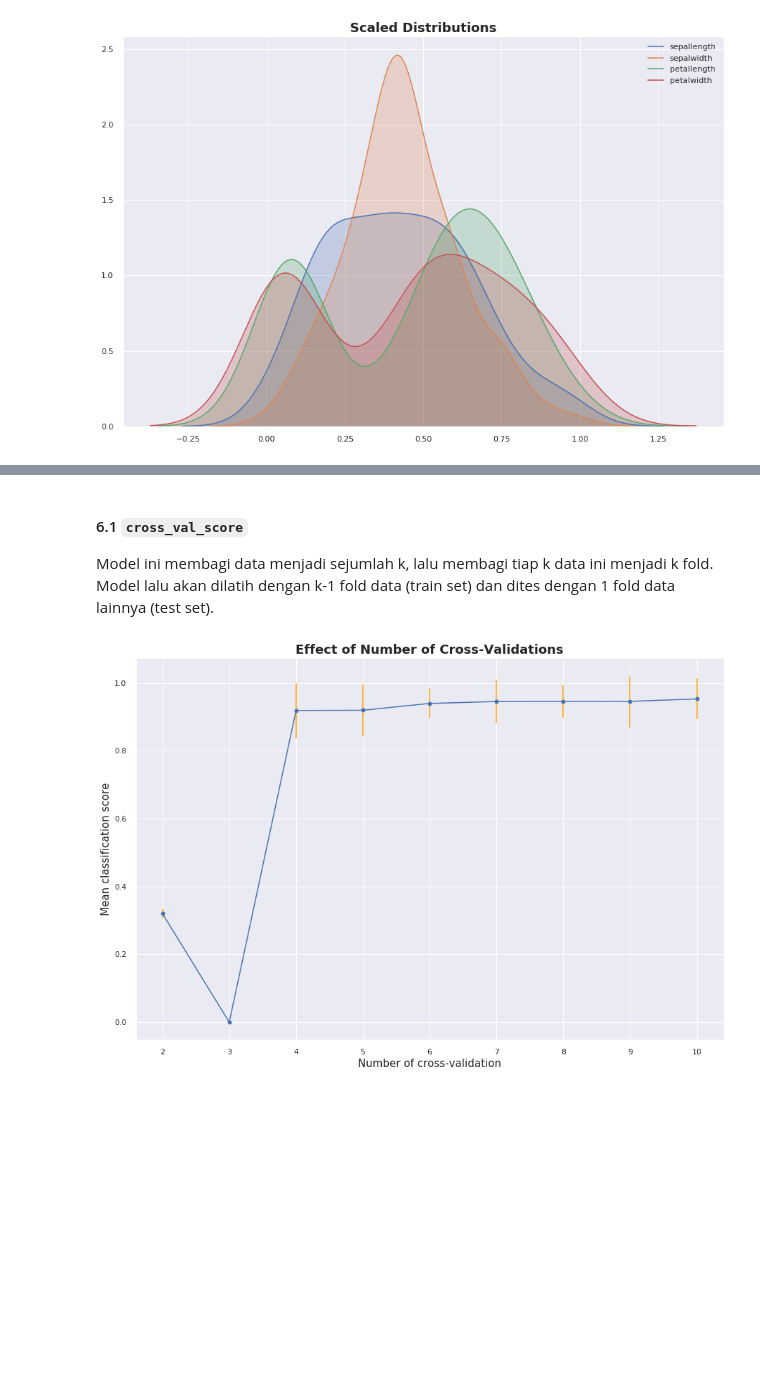
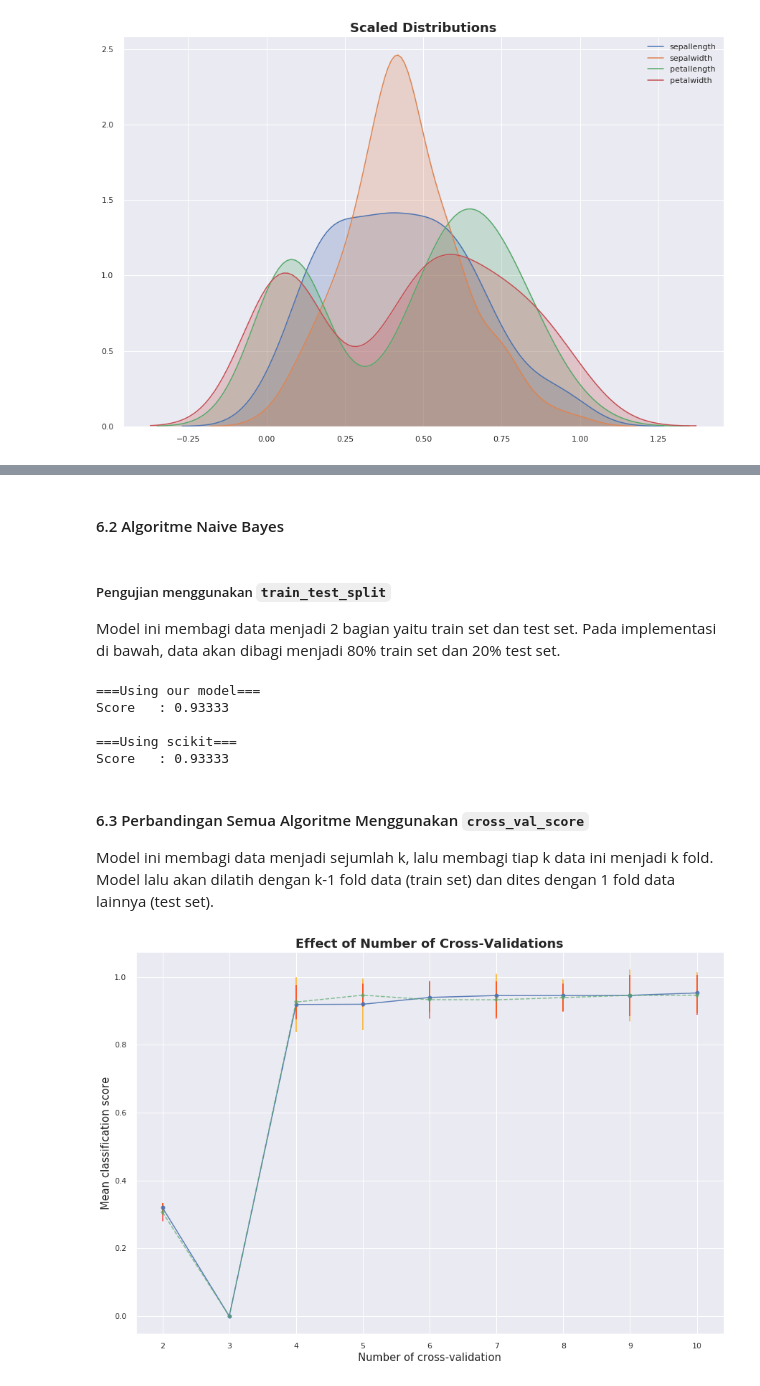
Before and after one commit to ElingP/bcc-internship-2020-ds, a Jupyter notebook: knn_nb.ipynb, the cells around one changed output, grey strips where cells are left out. Cells and saved outputs as stored; diff of their text form; code cells hidden in the pictures; blank space fills up the shorter version.

```diff
--- a/knn_nb.ipynb
+++ b/knn_nb.ipynb
@@ -174,23 +170,6 @@ class Preprocessing(object):
             Xr -= mean_2
 
         return X
-
-    # Scale features using statistics that are robust to outliers
-    def robust_scale(self, X, quantile_range=(25.0, 75.0)):
-        q_min, q_max = quantile_range
-        center = np.nanmedian(X, axis=0)
-        quantiles = []
-        for feature_idx in range(X.shape[1]):
-            column_data = X.iloc[:, feature_idx]
-            quantiles.append(np.nanpercentile(column_data, quantile_range))
-
-        quantiles = np.transpose(quantiles)
-
-        scale = quantiles[1] - quantiles[0]
-
-        X -= center
-        X /= scale
-        return X
 # %% [markdown]
 #### 2.3 **Metrics**
 Class ini berfungsi untuk mengukur kualitas dari hasil prediksi yang telah dilakukan.
@@ -201,10 +180,6 @@ class Metrics(object):
     def accuracy_score(self, y_true, y_pred):
         score = y_true == y_pred
         return np.mean(score)
-
-    ## Get the confusion matrix (Not done yet)
-    def confusion_matrix(self, y_true, y_pred):
-        pass
 # %% [markdown]
 #### 2.4 **Tools**
 Class ini berfungsi untuk mengimplementasikan beberapa method yang diperlukan untuk meningkatkan akurasi model (misal dengan mencari jumlah neighbors terbaik untuk knn).
@@ -515,24 +537,63 @@ Score (k = 11)  : 0.96667
  0.93333333 0.93333333 0.96666667 0.96666667 0.96666667]
+# %% [markdown]
+#### 6.2 Algoritme Naive Bayes
+# %% [markdown]
+##### Pengujian menggunakan `train_test_split`
+Model ini membagi data menjadi 2 bagian yaitu train set dan test set. Pada implementasi di bawah, data akan dibagi menjadi 80% train set dan 20% test set.
+# %%
+print("===Using our model===")
+
+# Fitting and printing the score of NB
+gnb = NaiveBayes()
+gnb.fit(X_train, y_train)
+print("Score\t: %.5f" % (gnb.score(X_test, y_test)))
+
+
+########################################################
+
+
+print("\n===Using scikit===")
+
+from sklearn.naive_bayes import GaussianNB
+
+gnb = GaussianNB()
+gnb.fit(X_train, y_train)
+print("Score\t: %.5f" % (gnb.score(X_test, y_test)))
+# %% [output]
+===Using our model===
+Score   : 0.93333
+
+===Using scikit===
+Score   : 0.93333
 # %% [markdown]
-#### 6.1 **`cross_val_score`**
+#### 6.3 Perbandingan Semua Algoritme Menggunakan `cross_val_score`
+
 Model ini membagi data menjadi sejumlah k, lalu membagi tiap k data ini menjadi k fold. Model lalu akan dilatih dengan k-1 fold data (train set) dan dites dengan 1 fold data lainnya (test set).
 # %%
 # The effect of number of cross-validations
 knn = KNearestNeighbors()
+gnb = NaiveBayes()
 cvs = np.arange(2, 11)
-cv_scores_means = []
-cv_scores_std = []
-best_k_fold, best_accuracy = 0, 0
+cv_scores_means1, cv_scores_means2 = [], []
+cv_scores_std1, cv_scores_std2 = [], []
 for cv in cvs:
-    scores = ModelSelection().cross_val_score(knn, X, y, cv=cv, random_state=42)
-    cv_scores_means.append(np.mean(scores))
-    cv_scores_std.append(np.std(scores))
+    scores1 = ModelSelection().cross_val_score(knn, X, y, cv=cv, random_state=42)
+    scores2 = ModelSelection().cross_val_score(gnb, X, y, cv=cv, random_state=42)
+    cv_scores_means1.append(np.mean(scores1))
+    cv_scores_means2.append(np.mean(scores2))
+    cv_scores_std1.append(np.std(scores1))
+    cv_scores_std2.append(np.std(scores2))
 
-plt.figure(figsize=(15,10))
-plt.errorbar(cvs, cv_scores_means, yerr=cv_scores_std, fmt="o-b", ecolor="orange")
+plt.figure(figsize=(15, 10))
+plt.errorbar(
+    cvs, cv_scores_means1, yerr=cv_scores_std1, fmt="o-b", ecolor="orange", alpha=0.9
+)
+plt.errorbar(
+    cvs, cv_scores_means2, yerr=cv_scores_std2, fmt="d--g", ecolor="red", alpha=0.7
+)
 plt.title("Effect of Number of Cross-Validations", fontsize=18, fontweight="bold")
 plt.xlabel("Number of cross-validation", fontsize=15)
 plt.ylabel("Mean classification score", fontsize=15)
 plt.show()
 # %% [output]
-[figure, old version]
+[figure, new version]
```
Also changed, not shown: parts of 18 cells of this notebook.
